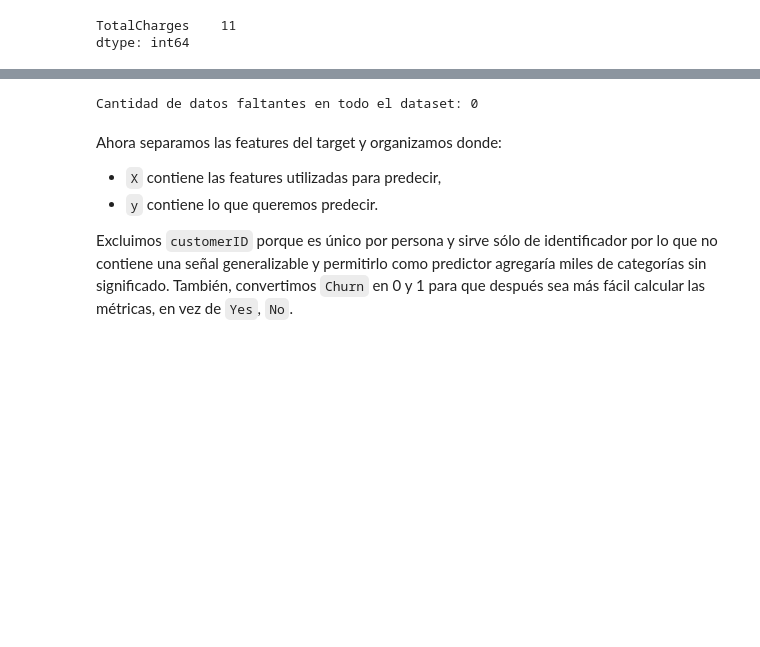
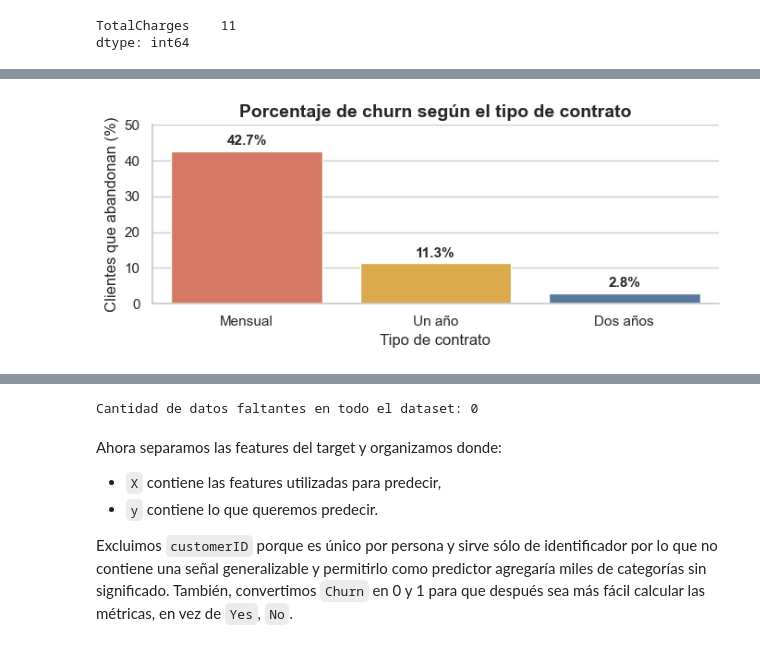
Before and after one commit to juanitaarsla/TD6-TP1, a Jupyter notebook: TP1_Telco_Churn.ipynb, the cells around one changed output, grey strips where cells are left out. Drawn from its saved outputs; the diff is of its cells as text; code cells hidden in the pictures; blank space fills up the shorter version.

```diff
--- a/TP1_Telco_Churn.ipynb
+++ b/TP1_Telco_Churn.ipynb
@@ -63,0 +176,83 @@ dtype: int64
+# %%
+import matplotlib.pyplot as plt
+import seaborn as sns
+
+# Calculamos el porcentaje de churn para cada tipo de contrato
+churn_por_contrato = (
+    datos
+    .assign(
+        Churn_binario=(datos["Churn"] == "Yes").astype(int)
+    )
+    .groupby("Contract", as_index=False)["Churn_binario"]
+    .mean()
+)
+
+churn_por_contrato["Porcentaje de churn"] = (
+    churn_por_contrato["Churn_binario"] * 100
+)
+
+# Traducimos los nombres antes de construir el gráfico
+traduccion_contratos = {
+    "Month-to-month": "Mensual",
+    "One year": "Un año",
+    "Two year": "Dos años"
+}
+
+churn_por_contrato["Tipo de contrato"] = (
+    churn_por_contrato["Contract"]
+    .map(traduccion_contratos)
+)
+
+orden_contratos = [
+    "Mensual",
+    "Un año",
+    "Dos años"
+]
+
+# Construimos el gráfico
+sns.set_theme(style="whitegrid")
+
+plt.figure(figsize=(7, 3))
+
+ax = sns.barplot(
+    data=churn_por_contrato,
+    x="Tipo de contrato",
+    y="Porcentaje de churn",
+    order=orden_contratos,
+    hue="Tipo de contrato",
+    palette={
+        "Mensual": "#E76F51",
+        "Un año": "#F2B134",
+        "Dos años": "#4C78A8"
+    },
+    legend=False
+)
+
+# Mostramos el porcentaje encima de cada barra
+for barra in ax.patches:
+    porcentaje = barra.get_height()
+
+    ax.text(
+        barra.get_x() + barra.get_width() / 2,
+        porcentaje + 1,
+        f"{porcentaje:.1f}%",
+        ha="center",
+        va="bottom",
+        fontsize=11,
+        fontweight="bold"
+    )
+
+ax.set_title(
+    "Porcentaje de churn según el tipo de contrato",
+    fontsize=14,
+    fontweight="bold"
+)
+ax.set_xlabel("Tipo de contrato")
+ax.set_ylabel("Clientes que abandonan (%)")
+ax.set_ylim(0, 50)
+
+sns.despine()
+plt.tight_layout()
+plt.show()
+# %% [output]
+[figure, added]
```
Also changed, not shown: parts of 32 cells of this notebook, 1 other file.
